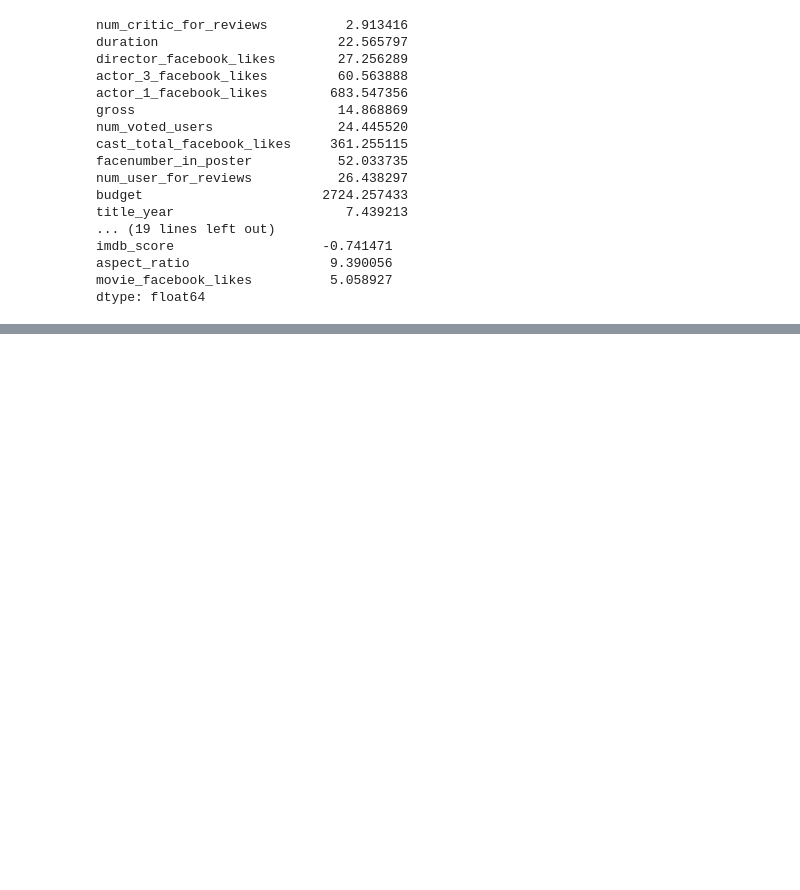
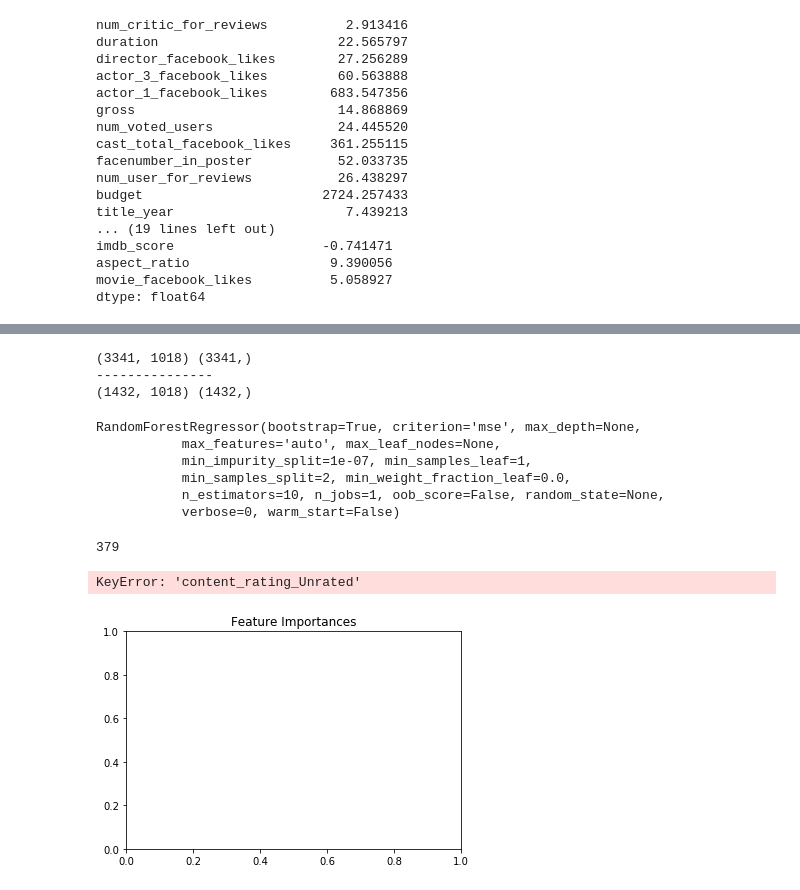
Before and after one commit to ashwingadam1/practice, a Jupyter notebook: movie_rating.ipynb, the cells around one changed output, grey strips where cells are left out. Cells and saved outputs as stored; diff of their text form; code cells hidden in the pictures; blank space fills up the shorter version.

```diff
--- a/movie_rating.ipynb
+++ b/movie_rating.ipynb
@@ -131,0 +234,47 @@ print full_data.shape
+# %%
+x=full_data
+y=full_data['imdb_score']
+x=x.drop(['imdb_score'],axis=1)
+# %%
+x_train,x_test,y_train,y_test=\
+    train_test_split(x,y,test_size=0.3,random_state=0)
+# %%
+print x_train.shape,y_train.shape
+print '---------------'
+print x_test.shape,y_test.shape
+# %% [output]
+(3341, 1018) (3341,)
+---------------
+(1432, 1018) (1432,)
+# %%
+clf=RandomForestRegressor()
+clf.fit(x_train,y_train)
+# %% [output]
+RandomForestRegressor(bootstrap=True, criterion='mse', max_depth=None,
+           max_features='auto', max_leaf_nodes=None,
+           min_impurity_split=1e-07, min_samples_leaf=1,
+           min_samples_split=2, min_weight_fraction_leaf=0.0,
+           n_estimators=10, n_jobs=1, oob_score=False, random_state=None,
+           verbose=0, warm_start=False)
+# %%
+feature_imp_mapping={}
+for features,importance in zip(full_data.columns, clf.feature_importances_):
+    if importance!=0:
+        feature_imp_mapping[features]=importance
+
+
+importances = pd.DataFrame.from_dict(feature_imp_mapping, orient='index').rename(columns={0: 'Gini-importance'})
+importances.sort_values(by='Gini-importance')
+len(importances.index)
+# %% [output]
+379
+# %%
+plt.figure(1)
+plt.title('Feature Importances')
+plt.barh(range(len(importances.index)), importances[features], color='b', align='center')
+plt.yticks(range(len(importances.index)), importances[features])
+plt.xlabel('Relative Importance')
+plt.show()
+# %% [output]
+KeyError: 'content_rating_Unrated'
+[figure, added]
```
Also changed, not shown: parts of 14 cells of this notebook.
